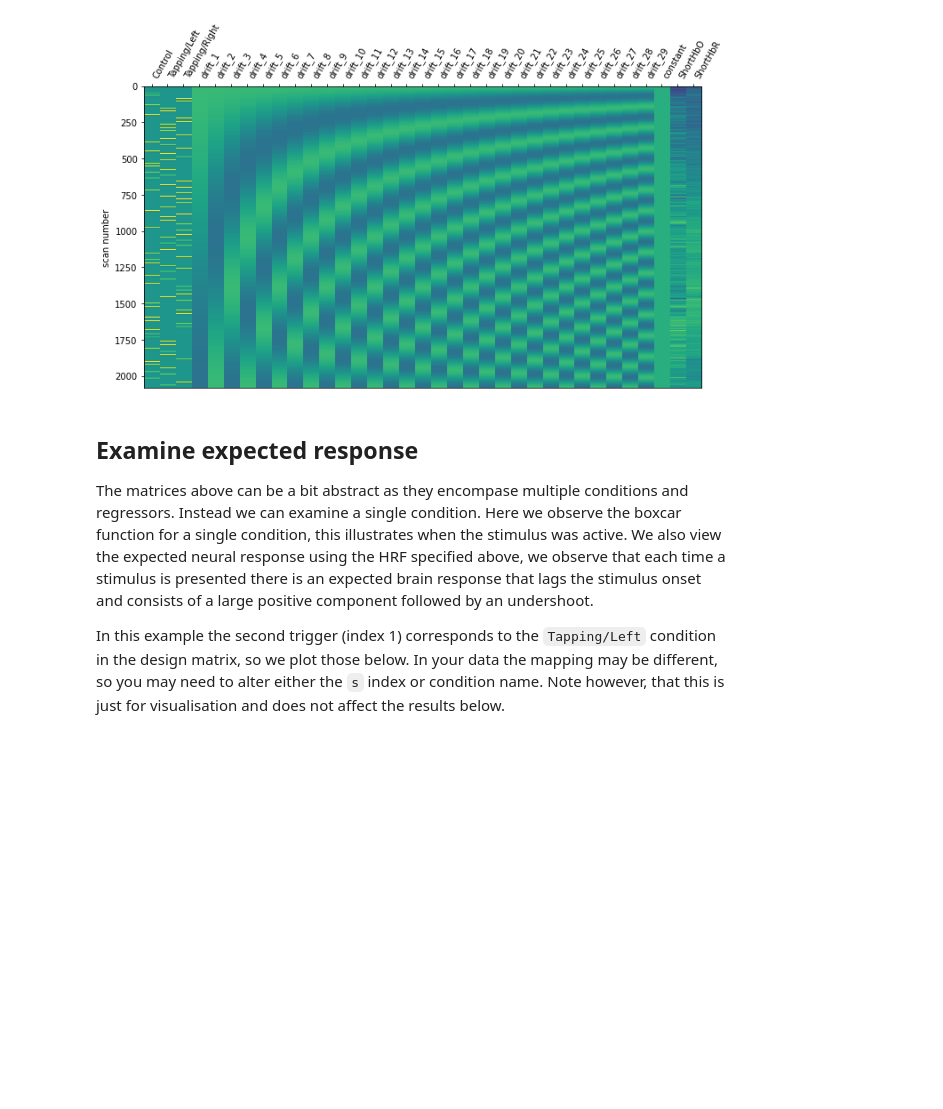
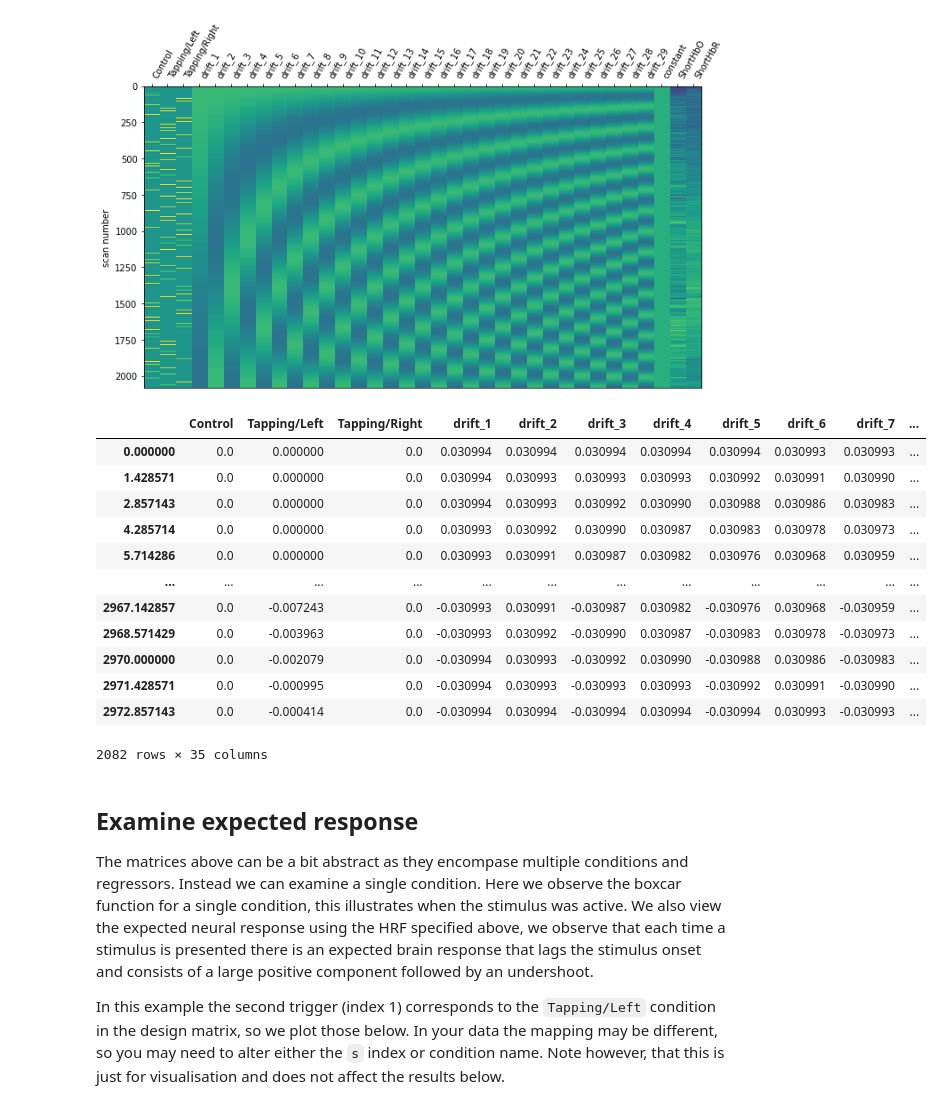
Before and after one commit to Rogerio-mack/fNIRS, a Jupyter notebook: plot_11_hrf_measured_b.ipynb, the cells around one changed output. Drawn from its saved outputs; the diff is of its cells as text; code cells hidden in the pictures; blank space fills up the shorter version.

```diff
--- a/plot_11_hrf_measured_b.ipynb
+++ b/plot_11_hrf_measured_b.ipynb
@@ -272,6 +544,22 @@ fig, ax1 = plt.subplots(figsize=(10, 6), nrows=1, ncols=1)
 fig = plot_design_matrix(design_matrix, ax=ax1)
 # %% [output]
 [figure]
+# %%
+design_matrix
+# %% [output]
+|  | Control | Tapping/Left | Tapping/Right | drift_1 | drift_2 | drift_3 | drift_4 | drift_5 | drift_6 | drift_7 | ... |
+| 0.000000 | 0.0 | 0.000000 | 0.0 | 0.030994 | 0.030994 | 0.030994 | 0.030994 | 0.030994 | 0.030993 | 0.030993 | ... |
+| 1.428571 | 0.0 | 0.000000 | 0.0 | 0.030994 | 0.030993 | 0.030993 | 0.030993 | 0.030992 | 0.030991 | 0.030990 | ... |
+| 2.857143 | 0.0 | 0.000000 | 0.0 | 0.030994 | 0.030993 | 0.030992 | 0.030990 | 0.030988 | 0.030986 | 0.030983 | ... |
+| 4.285714 | 0.0 | 0.000000 | 0.0 | 0.030993 | 0.030992 | 0.030990 | 0.030987 | 0.030983 | 0.030978 | 0.030973 | ... |
+| 5.714286 | 0.0 | 0.000000 | 0.0 | 0.030993 | 0.030991 | 0.030987 | 0.030982 | 0.030976 | 0.030968 | 0.030959 | ... |
+| ... | ... | ... | ... | ... | ... | ... | ... | ... | ... | ... | ... |
+| 2967.142857 | 0.0 | -0.007243 | 0.0 | -0.030993 | 0.030991 | -0.030987 | 0.030982 | -0.030976 | 0.030968 | -0.030959 | ... |
+| 2968.571429 | 0.0 | -0.003963 | 0.0 | -0.030993 | 0.030992 | -0.030990 | 0.030987 | -0.030983 | 0.030978 | -0.030973 | ... |
+| 2970.000000 | 0.0 | -0.002079 | 0.0 | -0.030994 | 0.030993 | -0.030992 | 0.030990 | -0.030988 | 0.030986 | -0.030983 | ... |
+| 2971.428571 | 0.0 | -0.000995 | 0.0 | -0.030994 | 0.030993 | -0.030993 | 0.030993 | -0.030992 | 0.030991 | -0.030990 | ... |
+| 2972.857143 | 0.0 | -0.000414 | 0.0 | -0.030994 | 0.030994 | -0.030994 | 0.030994 | -0.030994 | 0.030993 | -0.030993 | ... |
+2082 rows × 35 columns
 # %% [markdown]
 ## Examine expected response
 
```
Also changed, not shown: parts of 20 cells of this notebook.
